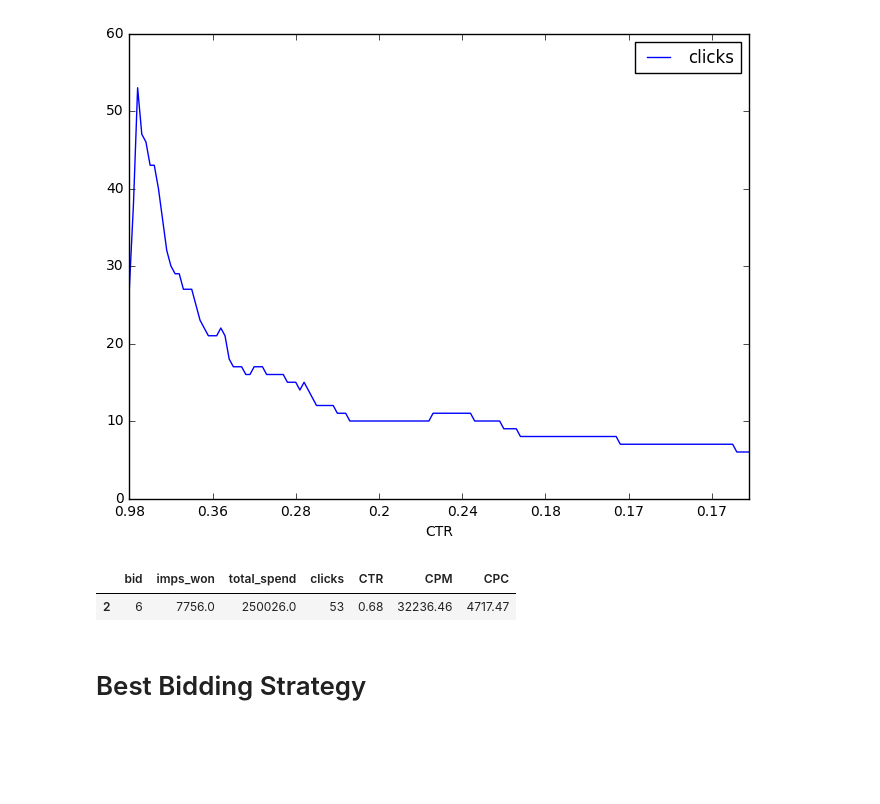
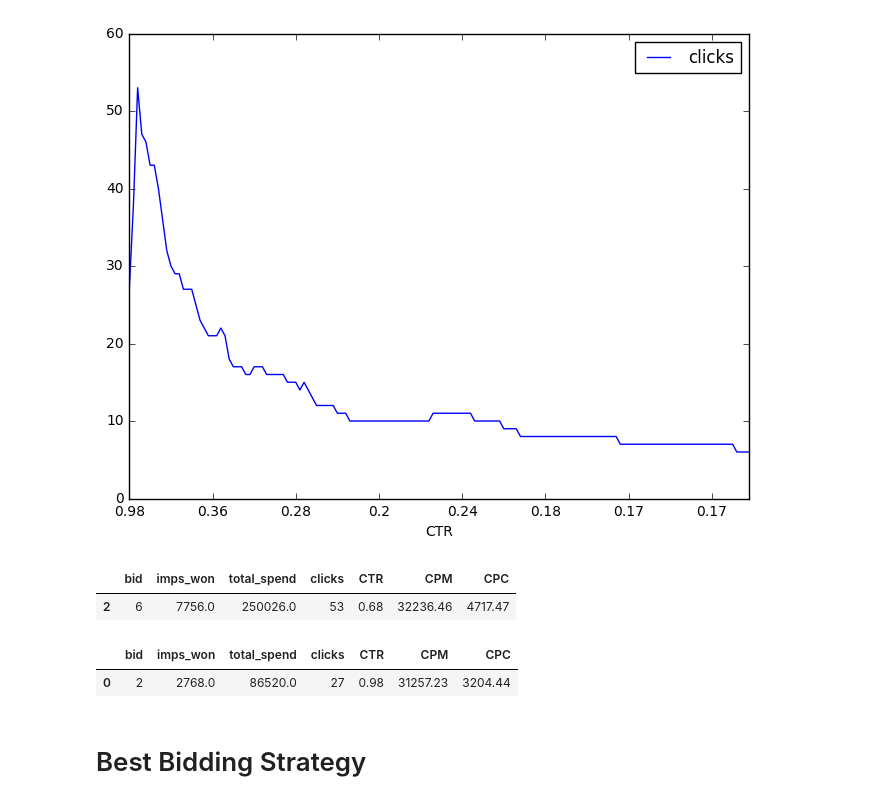
Before and after one commit to SaidAbdullahi/web_econ_coursework, a Jupyter notebook: Web Econ CW.ipynb, the cells around one changed output. Drawn from its saved outputs; the diff is of its cells as text; code cells hidden in the pictures; blank space fills up the shorter version.

```diff
--- a/Web Econ CW.ipynb
+++ b/Web Econ CW.ipynb
@@ -850,4 +854,7 @@ lin.iloc[np.where(lin.clicks == lin.clicks.max())[0]]
 # %%
-# Best bid on click metric
-lin.iloc[np.where(lin.clicks == lin.clicks.max())[0]]
+# Best linear bid on CTR metric
+lin.iloc[np.where(lin.CTR == lin.CTR.max())[0]]
+# %% [output]
+|  | bid | imps_won | total_spend | clicks | CTR | CPM | CPC |
+| 0 | 2 | 2768.0 | 86520.0 | 27 | 0.98 | 31257.23 | 3204.44 |
 # %%
```
Also changed, not shown: parts of 8 cells of this notebook.
